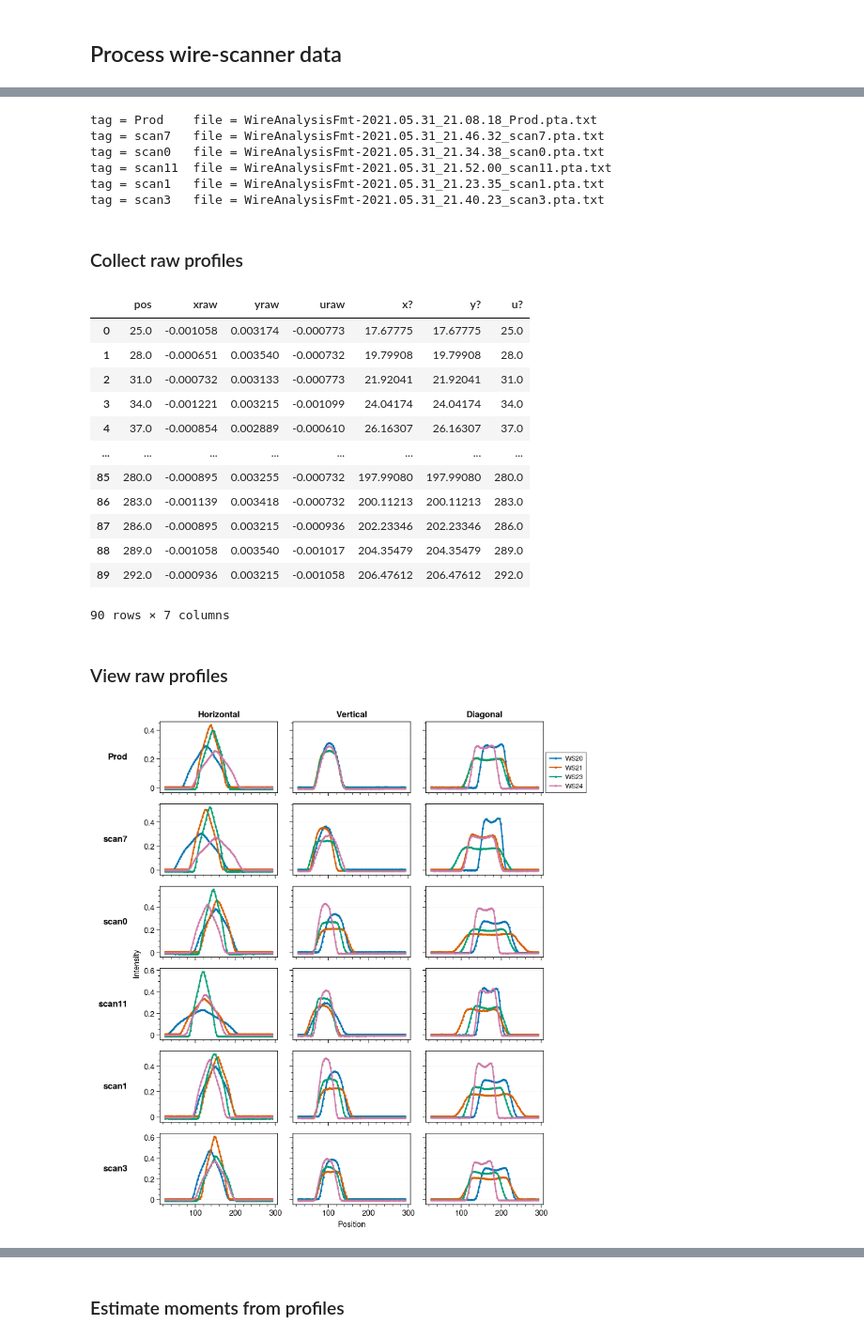
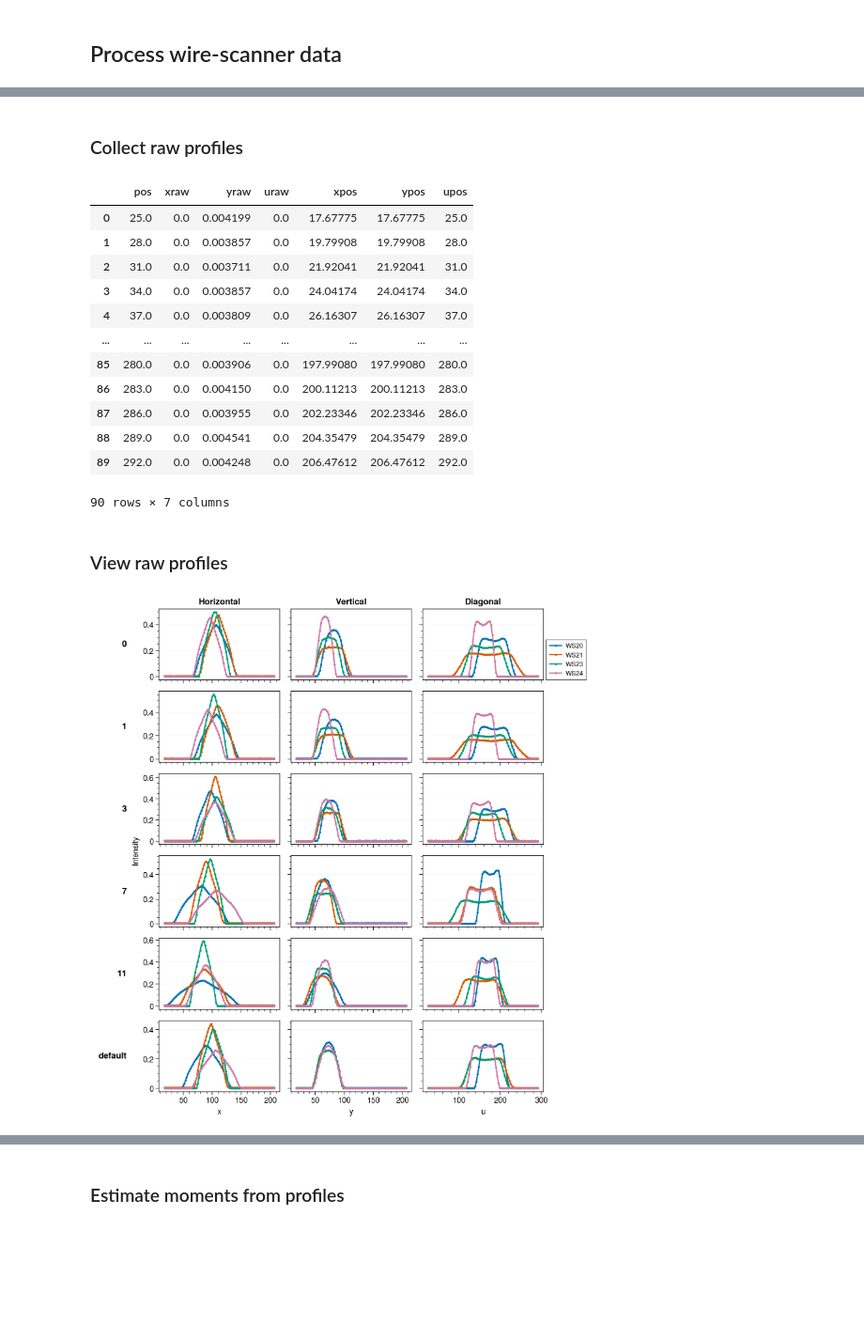
Before and after one commit to austin-hoover/emittance-measurement, a Jupyter notebook: rtbt_emittance_scan/_saved/2021-05-31/analysis.ipynb, the cells around one changed output, grey strips where cells are left out. Shown: that part at 94% size. Drawn from its saved outputs; the diff is of its cells as text; code cells hidden in the pictures; blank space fills up the shorter version.

Commit message:
Continue analysis

```diff
--- a/rtbt_emittance_scan/_saved/2021-05-31/analysis.ipynb
+++ b/rtbt_emittance_scan/_saved/2021-05-31/analysis.ipynb
@@ -61,14 +103,0 @@ We used a 180 degree range for the phase advances, with 12 steps total. We didn'
-# %%
-ws_ids = ['WS20', 'WS21', 'WS23', 'WS24']
-filenames = [fname for fname in utils.list_files('./', join=False)
-             if fname.startswith('Wire')]
-filetags = [fname.split('.pta')[0].split('_')[-1] for fname in filenames]
-for filename, filetag in zip(filenames, filetags):
-    print("tag = {:<7} file = {}".format(filetag, filename))
-# %% [output]
-tag = Prod    file = WireAnalysisFmt-2021.05.31_21.08.18_Prod.pta.txt
-tag = scan7   file = WireAnalysisFmt-2021.05.31_21.46.32_scan7.pta.txt
-tag = scan0   file = WireAnalysisFmt-2021.05.31_21.34.38_scan0.pta.txt
-tag = scan11  file = WireAnalysisFmt-2021.05.31_21.52.00_scan11.pta.txt
-tag = scan1   file = WireAnalysisFmt-2021.05.31_21.23.35_scan1.pta.txt
-tag = scan3   file = WireAnalysisFmt-2021.05.31_21.40.23_scan3.pta.txt
@@ -75,7 +106,20 @@ tag = scan3   file = WireAnalysisFmt-2021.05.31_21.40.23_scan3.pta.txt
+# %%
+filenames_and_indices = []
+for filename in utils.list_files('./', join=False):
+    if not filename.startswith('Wire') or 'default' in filename:
+        continue
+    index = int(filename.split('.pta')[0].split('_')[-1])
+    filenames_and_indices.append([filename, index])
+filenames_and_indices = sorted(filenames_and_indices, key=lambda item: item[0])
+filenames, _ = zip(*filenames_and_indices)
+# %%
+# Add the default settings for now
+filenames = list(filenames)
+filenames.append('WireAnalysisFmt-2021.05.31_21.08.18_default.pta.txt')
 # %% [markdown]
 ### Collect raw profiles
 # %%
-def read_profile_data(filename):
+def load_profile_data(filename):
 
     # Collect lines corresponding to each wire-scanner.
     file = open(filename, 'r')
@@ -97,43 +141,48 @@ def read_profile_data(filename):
         raw_lines = raw_lines[2:]
         data_arr = np.array([[float(string) for string in line.split()]
                              for line in raw_lines])
-        columns = ['pos','xraw','yraw','uraw','x?','y?','u?']
+        data_arr[:, 1:4] = np.clip(data_arr[:, 1:4], 0, None)
+        columns = ['pos','xraw','yraw','uraw','xpos','ypos','upos']
         data[ws_id] = pd.DataFrame(data_arr, columns=columns)
 
     return data
 # %%
-data_list = [read_profile_data(filename) for filename in filenames]
+data_list = [load_profile_data(filename) for filename in filenames]
 data_list[0]['WS20']
 # %% [output]
-|  | pos | xraw | yraw | uraw | x? | y? | u? |
-| 0 | 25.0 | -0.001058 | 0.003174 | -0.000773 | 17.67775 | 17.67775 | 25.0 |
-| 1 | 28.0 | -0.000651 | 0.003540 | -0.000732 | 19.79908 | 19.79908 | 28.0 |
-| 2 | 31.0 | -0.000732 | 0.003133 | -0.000773 | 21.92041 | 21.92041 | 31.0 |
-| 3 | 34.0 | -0.001221 | 0.003215 | -0.001099 | 24.04174 | 24.04174 | 34.0 |
-| 4 | 37.0 | -0.000854 | 0.002889 | -0.000610 | 26.16307 | 26.16307 | 37.0 |
+|  | pos | xraw | yraw | uraw | xpos | ypos | upos |
+| 0 | 25.0 | 0.0 | 0.004199 | 0.0 | 17.67775 | 17.67775 | 25.0 |
+| 1 | 28.0 | 0.0 | 0.003857 | 0.0 | 19.79908 | 19.79908 | 28.0 |
+| 2 | 31.0 | 0.0 | 0.003711 | 0.0 | 21.92041 | 21.92041 | 31.0 |
+| 3 | 34.0 | 0.0 | 0.003857 | 0.0 | 24.04174 | 24.04174 | 34.0 |
+| 4 | 37.0 | 0.0 | 0.003809 | 0.0 | 26.16307 | 26.16307 | 37.0 |
 | ... | ... | ... | ... | ... | ... | ... | ... |
-| 85 | 280.0 | -0.000895 | 0.003255 | -0.000732 | 197.99080 | 197.99080 | 280.0 |
-| 86 | 283.0 | -0.001139 | 0.003418 | -0.000732 | 200.11213 | 200.11213 | 283.0 |
-| 87 | 286.0 | -0.000895 | 0.003215 | -0.000936 | 202.23346 | 202.23346 | 286.0 |
-| 88 | 289.0 | -0.001058 | 0.003540 | -0.001017 | 204.35479 | 204.35479 | 289.0 |
-| 89 | 292.0 | -0.000936 | 0.003215 | -0.001058 | 206.47612 | 206.47612 | 292.0 |
+| 85 | 280.0 | 0.0 | 0.003906 | 0.0 | 197.99080 | 197.99080 | 280.0 |
+| 86 | 283.0 | 0.0 | 0.004150 | 0.0 | 200.11213 | 200.11213 | 283.0 |
+| 87 | 286.0 | 0.0 | 0.003955 | 0.0 | 202.23346 | 202.23346 | 286.0 |
+| 88 | 289.0 | 0.0 | 0.004541 | 0.0 | 204.35479 | 204.35479 | 289.0 |
+| 89 | 292.0 | 0.0 | 0.004248 | 0.0 | 206.47612 | 206.47612 | 292.0 |
 90 rows × 7 columns
 # %% [markdown]
 ### View raw profiles
 # %%
 n_meas = len(data_list)
-fig, axes = plot.subplots(nrows=n_meas, ncols=3, figsize=(8, 1.4*n_meas))
+fig, axes = plot.subplots(nrows=n_meas, ncols=3, figsize=(8, 1.4*n_meas), spanx=False)
 plt_kws = dict(legend=False, marker='.', ms=3)
 
 for i, data in enumerate(data_list):
     for ws_id in ws_ids:
-        for ax, key in zip(axes[i, :], ['xraw', 'yraw', 'uraw']):
-            data[ws_id][['pos', key]].plot('pos', ax=ax, **plt_kws)
-axes.format(xlabel='Position', ylabel='Intensity', grid=False,
+        for ax, var in zip(axes[i, :], ['x', 'y', 'u']):
+            key1 = var + 'pos'
+            key2 = var + 'raw'
+            data[ws_id][[key1, key2]].plot(key1, ax=ax, **plt_kws)
+axes.format(ylabel='Intensity', grid=False,
             toplabels=['Horizontal', 'Vertical', 'Diagonal'],
-            leftlabels=filetags)
+            leftlabels=scan_indices + ['default'])
 axes[0, -1].legend(labels=ws_ids, fontsize='small', loc=(1.02, 0), ncols=1)
+for ax, label in zip(axes[-1, :], ['x', 'y', 'u']):
+    ax.format(xlabel=label)
 for ax in axes:
     ax.grid(axis='y')
 # %% [output]
-[figure, old version]
+[figure, new version]
```
Also changed, not shown: parts of 13 cells of this notebook, 6 other files.
